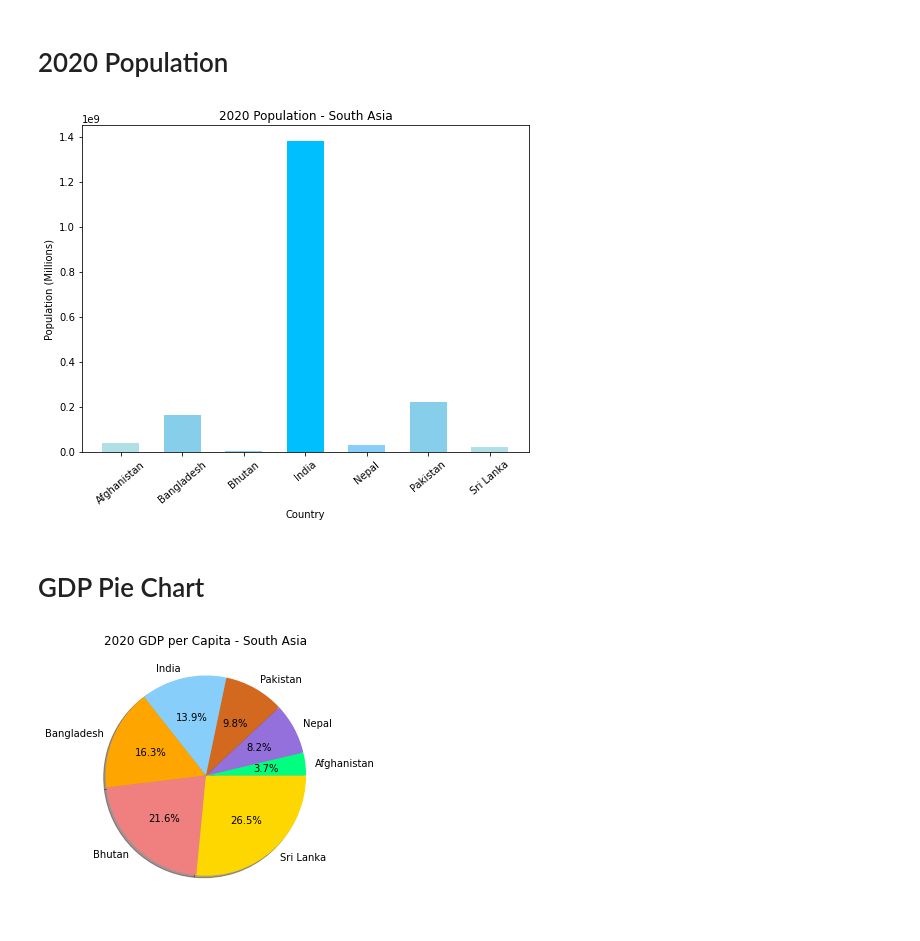
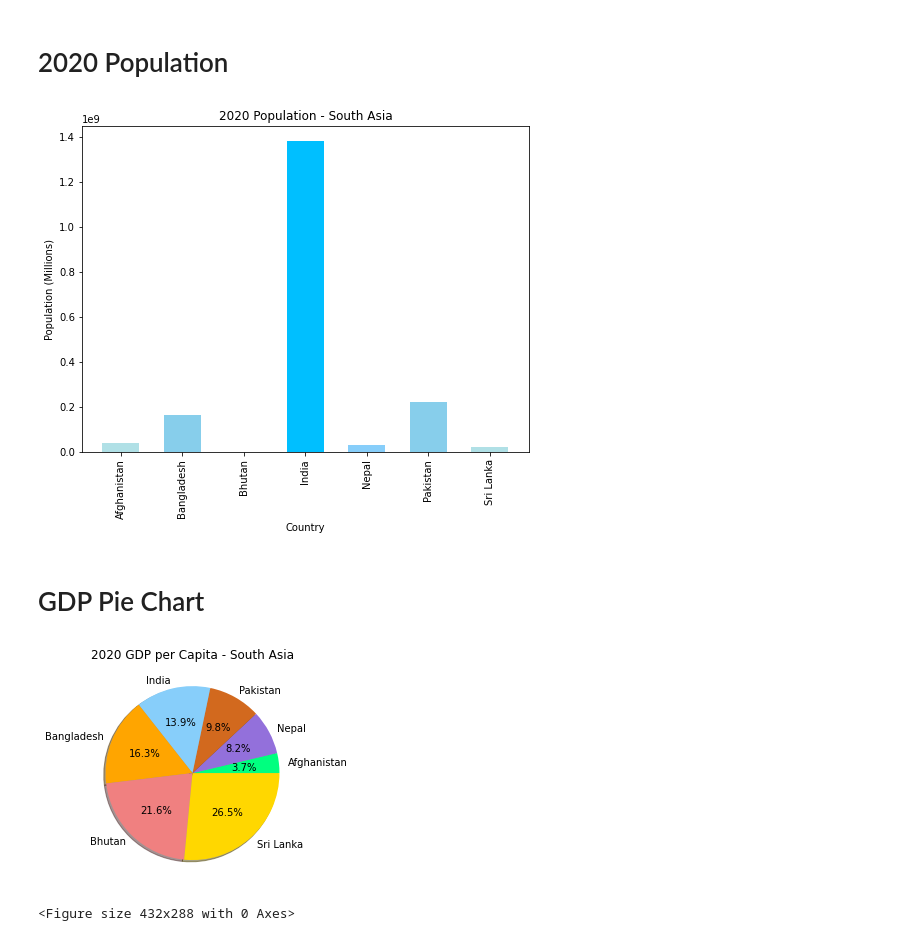
Before and after one commit to jeffbrown961/Project-1, a Jupyter notebook: Question_1.ipynb, the cells around one changed output. Saved outputs shown, nothing was run; the diff lists cells and outputs as text; code cells hidden in the pictures.

```diff
--- a/Question_1.ipynb
+++ b/Question_1.ipynb
@@ -101,30 +100,29 @@ plt.xticks(ticks, countries, rotation='vertical')
 plt.title('2020 Population - South Asia')
 plt.xlabel('Country')
 plt.ylabel('Population (Millions)')
-plt.xticks(rotation=40)
 plt.savefig("Population Bar Chart")
 # %% [output]
-[figure, old version]
+[figure, new version]
 # %% [markdown]
 # GDP Pie Chart
 # %%
 #Pie chart showing all countries GDP
 pie_plot = countries_df.groupby("GDP Per Capita")
 pie_plot
 
-gdp = pie_plot['GDP Per Capita'].sum()
+sex = pie_plot['GDP Per Capita'].sum()
 
 labels = ['Afghanistan', 'Nepal', 'Pakistan', 'India', 'Bangladesh', 'Bhutan', 'Sri Lanka']
 colors = ["springgreen", "mediumpurple", "chocolate", "lightskyblue","orange", "lightcoral", "gold"]
 
-pie_chart = gdp.plot(kind="pie", shadow=True, labels=labels, colors=colors, autopct='%1.1f%%', title="2020 GDP per Capita - South Asia")
+pie_chart = sex.plot(kind="pie", shadow=True, labels=labels, colors=colors, autopct='%1.1f%%', title="2020 GDP per Capita - South Asia")
 pie_chart.set_xlabel("")
 pie_chart.set_ylabel("")
 
 
-
+plt.show()
 plt.tight_layout()
 plt.savefig("GDP Pie Chart")
-plt.show()
 # %% [output]
-[figure, old version]
+[figure, new version]
+<Figure size 432x288 with 0 Axes>
```
Also changed, not shown: parts of 1 cell of this notebook, 16 other files.
